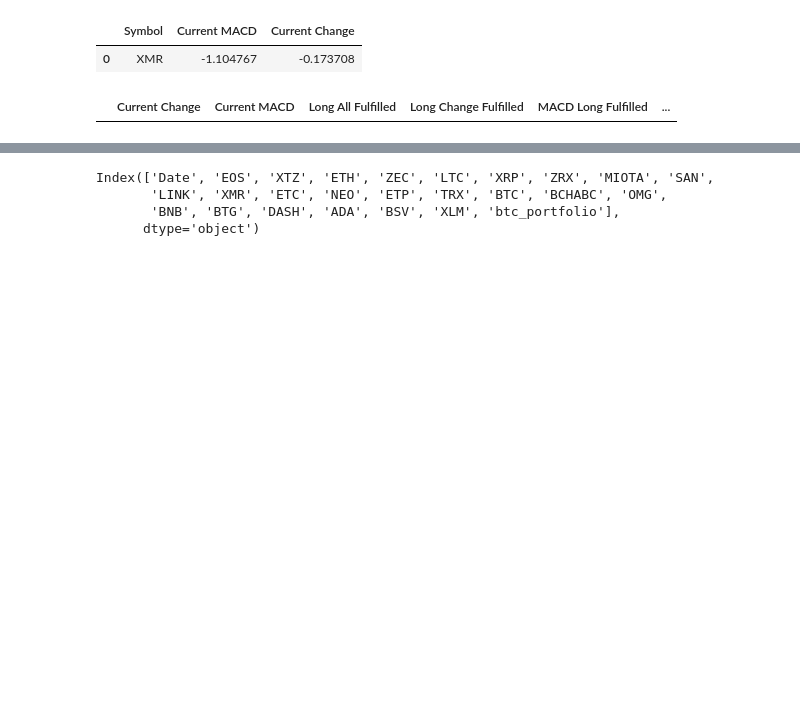
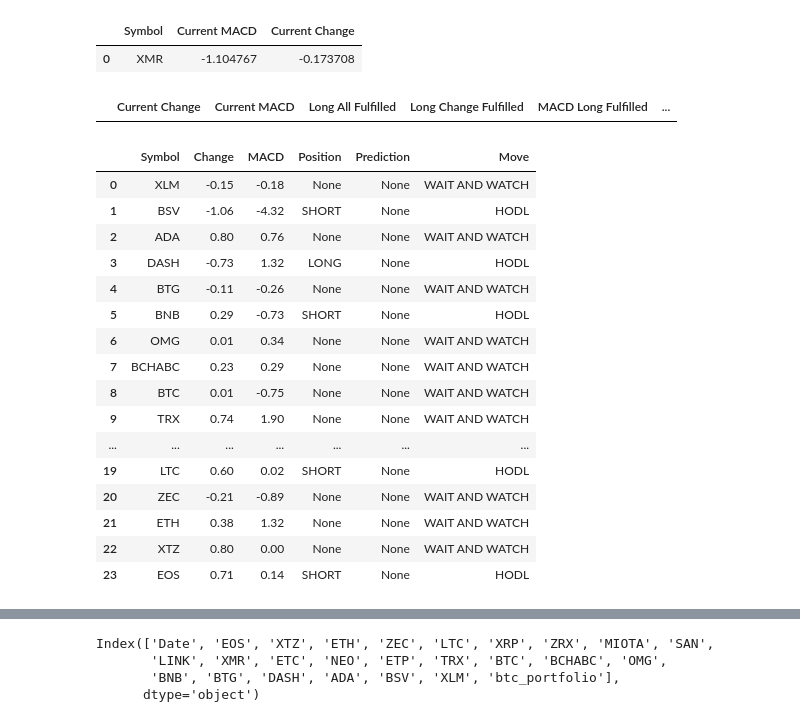
Before and after one commit to warproxxx/crypto-analysis-live, a Jupyter notebook: Testing Django Interface.ipynb, the cells around one changed output, grey strips where cells are left out. Drawn from its saved outputs; the diff is of its cells as text; code cells hidden in the pictures; blank space fills up the shorter version.

```diff
--- a/Testing Django Interface.ipynb
+++ b/Testing Django Interface.ipynb
@@ -83,2 +141,22 @@ current_short[0:0]
+# %%
+position_df
+# %% [output]
+|  | Symbol | Change | MACD | Position | Prediction | Move |
+| 0 | XLM | -0.15 | -0.18 | None | None | WAIT AND WATCH |
+| 1 | BSV | -1.06 | -4.32 | SHORT | None | HODL |
+| 2 | ADA | 0.80 | 0.76 | None | None | WAIT AND WATCH |
+| 3 | DASH | -0.73 | 1.32 | LONG | None | HODL |
+| 4 | BTG | -0.11 | -0.26 | None | None | WAIT AND WATCH |
+| 5 | BNB | 0.29 | -0.73 | SHORT | None | HODL |
+| 6 | OMG | 0.01 | 0.34 | None | None | WAIT AND WATCH |
+| 7 | BCHABC | 0.23 | 0.29 | None | None | WAIT AND WATCH |
+| 8 | BTC | 0.01 | -0.75 | None | None | WAIT AND WATCH |
+| 9 | TRX | 0.74 | 1.90 | None | None | WAIT AND WATCH |
+| ... | ... | ... | ... | ... | ... | ... |
+| 19 | LTC | 0.60 | 0.02 | SHORT | None | HODL |
+| 20 | ZEC | -0.21 | -0.89 | None | None | WAIT AND WATCH |
+| 21 | ETH | 0.38 | 1.32 | None | None | WAIT AND WATCH |
+| 22 | XTZ | 0.80 | 0.00 | None | None | WAIT AND WATCH |
+| 23 | EOS | 0.71 | 0.14 | SHORT | None | HODL |
 # %%
 # %% [output]
```
Also changed, not shown: parts of 2 cells of this notebook, 19 other files.
